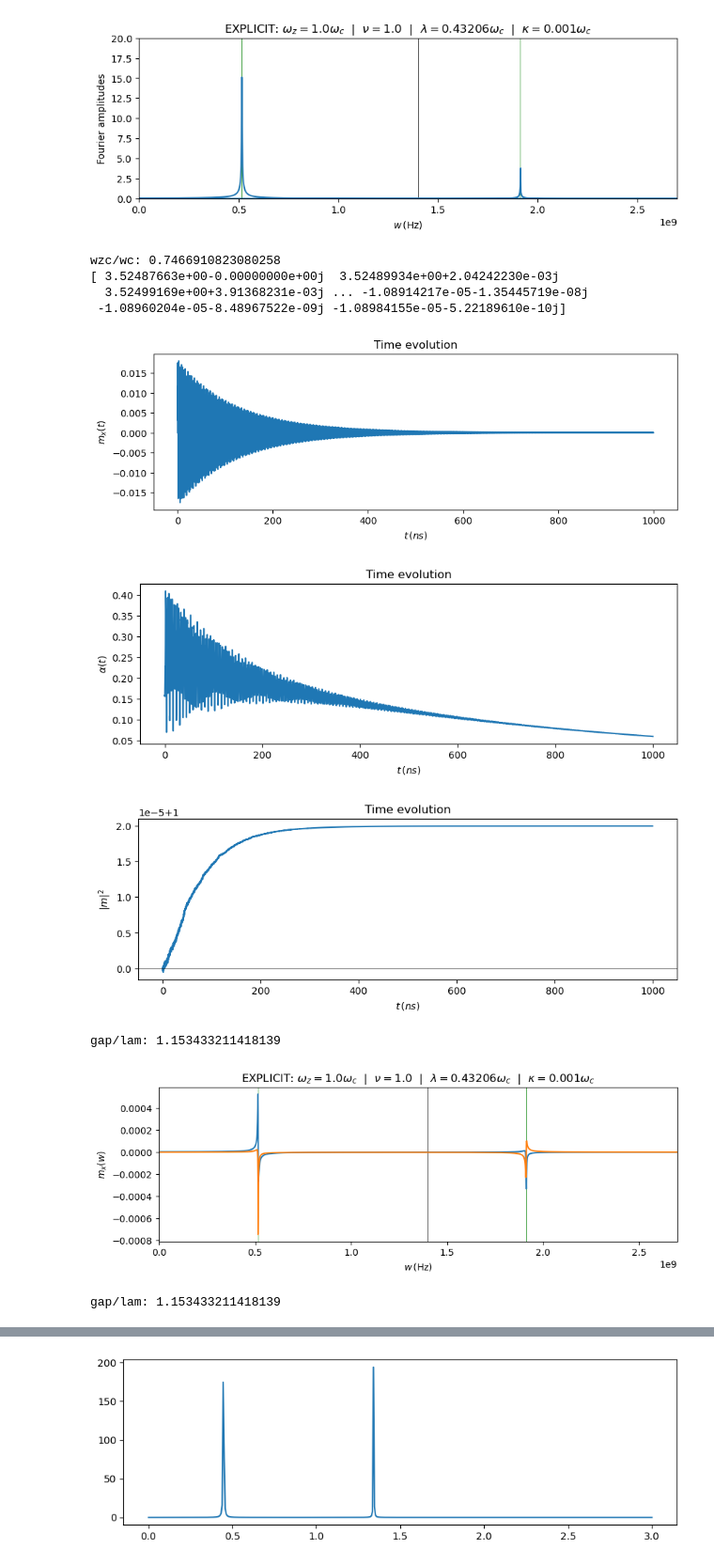
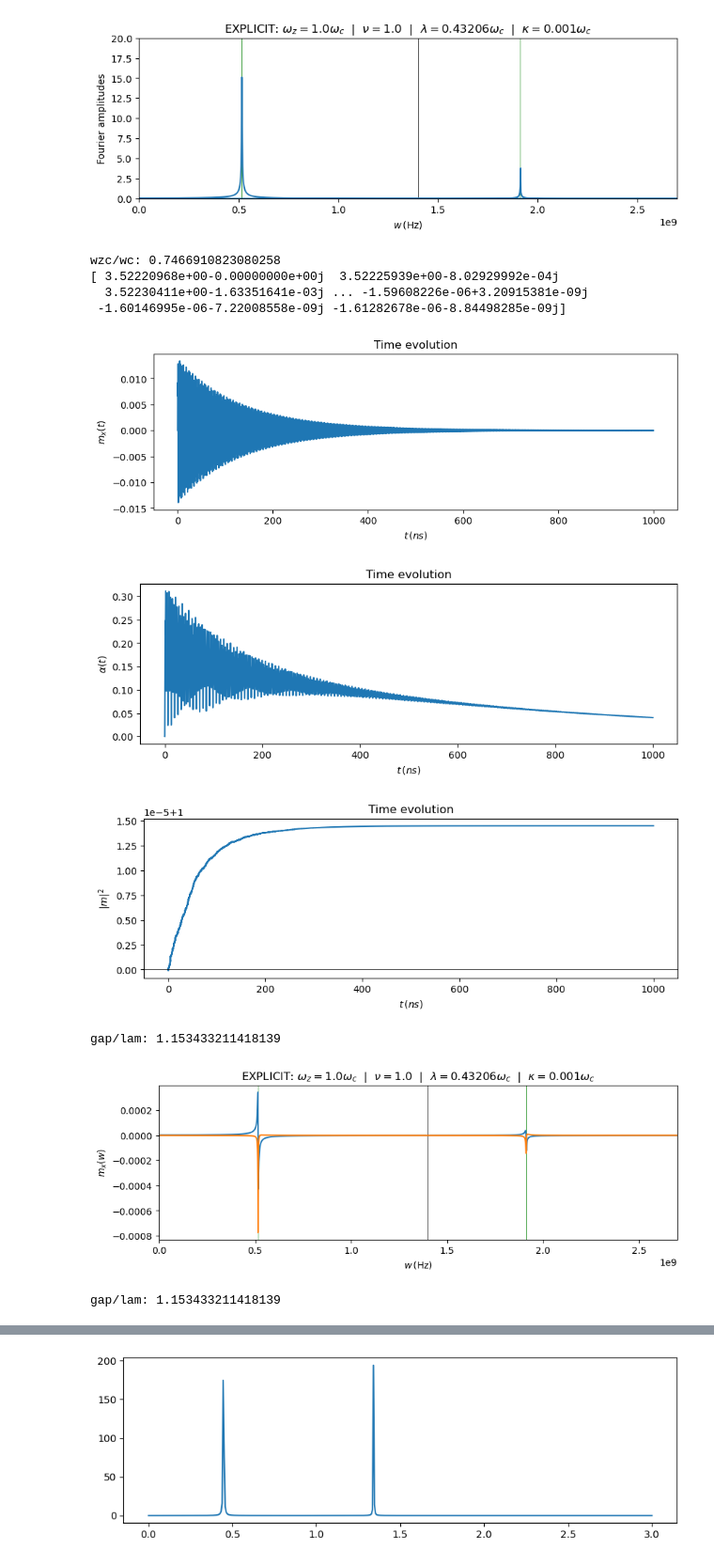
Before and after one commit to chuan97/magnetic-qed, a Jupyter notebook: sinc.ipynb, the cells around one changed output, grey strips where cells are left out. Shown at 94% size. Cells and saved outputs as stored; diff of their text form; code cells hidden in the pictures.

```diff
--- a/sinc.ipynb
+++ b/sinc.ipynb
@@ -281,7 +281,7 @@ gap/lam: 1.153433211418139
 N = 1000
 tmax = 1000e-9 #1000
 alpha = 1e-3
-m0 = np.array([0, 0, 1, np.sqrt(N)*0.01, 0])
+m0 = np.array([0, 0, 1, np.sqrt(N)*0.0, 0])
 alpha0 = 0.5*(m0[3] - 1j*m0[4])
 gammaLL = 28e9 * 2*np.pi
 wc = 1.4e9
@@ -401,39 +401,39 @@ plt.show()
 pm, pp = polaritons(wz, wc, lam)
 for p in (pm, pp):
     plt.axvline(p, c='g', lw=0.5)
 # -----------------------------------------
 
 eta = 0.001
 plt.plot(ws, matter_response(ws + 1j*eta,  wc, wz, lam).real)
 plt.plot(ws, matter_response(ws + 1j*eta,  wc, wz, lam).imag)
 #plt.ylim(-1e4, 0)
 plt.xlim(0.0e9, 2.7e9)
 plt.ylabel(r'$\chi_{xx}(\omega)$ (theo)')
 plt.xlabel(r'$\omega \, ({\rm Hz})$')
 plt.axvline(1.4e9, c='k', lw=0.5)
 plt.show()
 
 # AQUI SE CALCULAN Y PINTAN LOS POLARITONES
 pm, pp = polaritons(wz, wc, lam)
 for p in (pm, pp):
     plt.axvline(p, c='g', lw=0.5)
 # -----------------------------------------
 
 plt.plot(ws, photon_prop_lenk(ws, wc, chi.imag, lam))
 plt.ylim(-1e1, 1e1)
 plt.xlim(0.0e9, 2.7e9)
 plt.ylabel(r'$D(\omega)$ (lenk)')
 plt.xlabel(r'$\omega \, ({\rm Hz})$')
 plt.axvline(1.4e9, c='k', lw=0.5)
 plt.show()
 # %% [output]
 wzc/wc: 0.7466910823080258
-[ 3.52487663e+00-0.00000000e+00j  3.52489934e+00+2.04242230e-03j
-  3.52499169e+00+3.91368231e-03j ... -1.08914217e-05-1.35445719e-08j
- -1.08960204e-05-8.48967522e-09j -1.08984155e-05-5.22189610e-10j]
+[ 3.52220968e+00-0.00000000e+00j  3.52225939e+00-8.02929992e-04j
+  3.52230411e+00-1.63351641e-03j ... -1.59608226e-06+3.20915381e-09j
+ -1.60146995e-06-7.22008558e-09j -1.61282678e-06-8.84498285e-09j]
-[figure, old version]
+[figure, new version]
-[figure, old version]
+[figure, new version]
-[figure, old version]
+[figure, new version]
 gap/lam: 1.153433211418139
-[figure, old version]
+[figure, new version]
 gap/lam: 1.153433211418139
```
Also changed, not shown: parts of 1 cell of this notebook, 1 other file.
